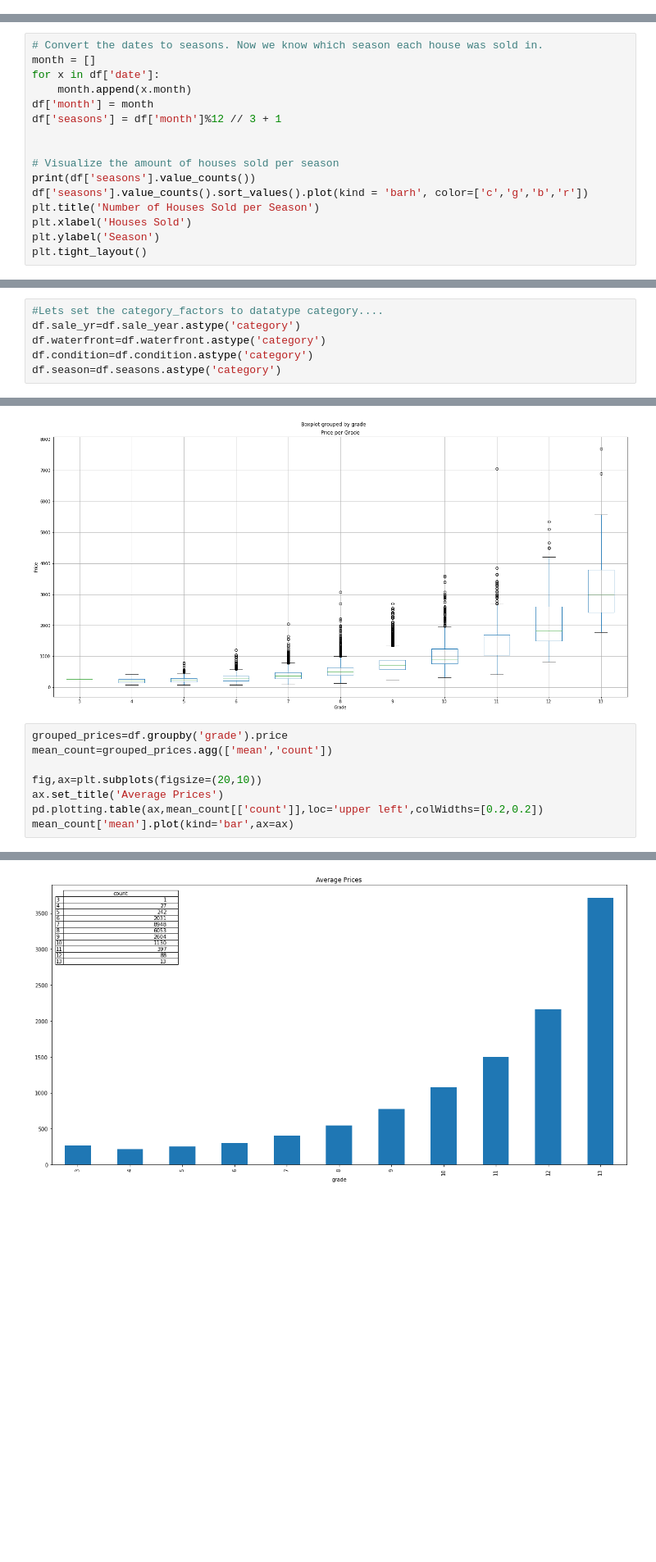
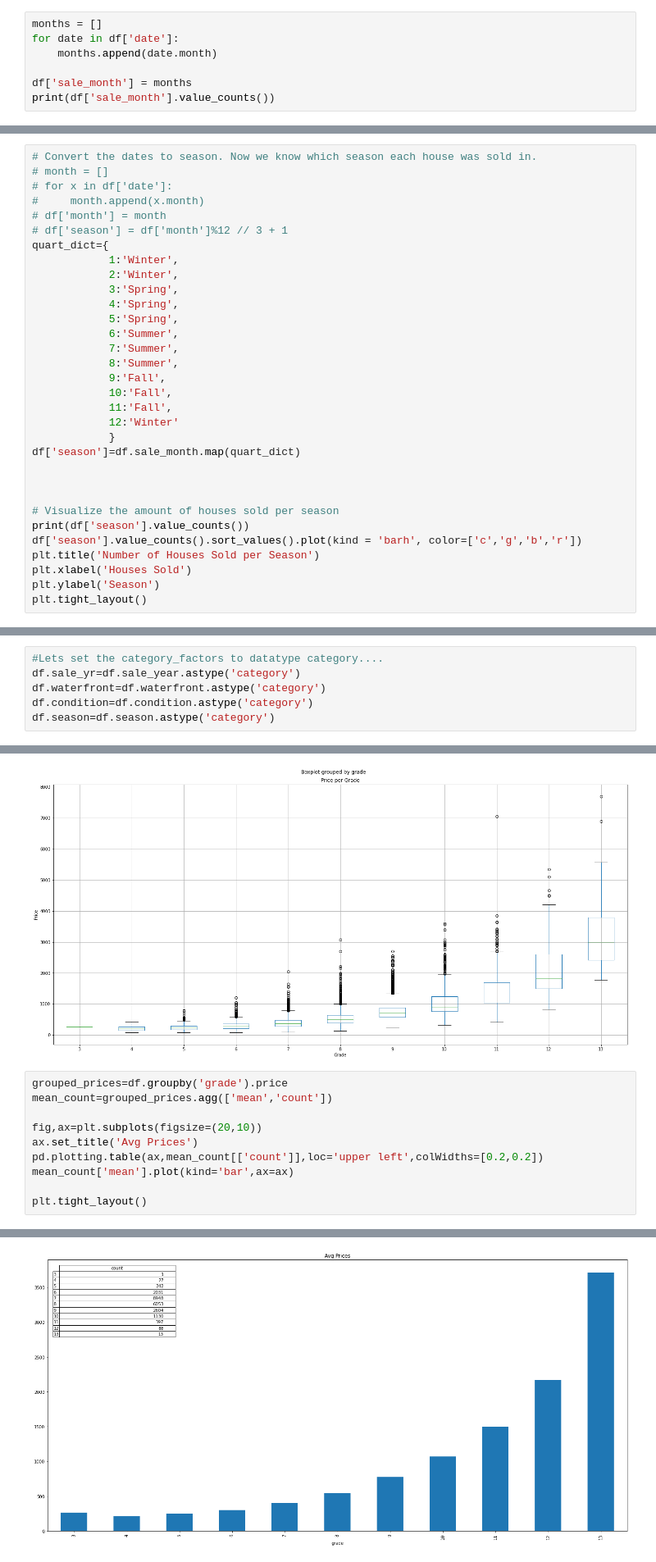
Before and after one commit to CamLadd/Housing_analysis_project, a Jupyter notebook: Data_cleaning.ipynb, the cells around one changed output, grey strips where cells are left out. Shown at 82% size. Drawn from its saved outputs; the diff is of its cells as text; blank space fills up the shorter version.

Commit message:
Way more visualizations

```diff
--- a/Data_cleaning.ipynb
+++ b/Data_cleaning.ipynb
@@ -166,3 +168,10 @@ print(df['sale_year'].value_counts())
 2014    14588
 2015     6946
 Name: sale_year, dtype: int64
+# %%
+months = []
+for date in df['date']:
+    months.append(date.month)
+
+df['sale_month'] = months
+print(df['sale_month'].value_counts())
@@ -190,17 +213,33 @@ Name: age, Length: 117, dtype: int64
 # They are all very expensive homes
 # All in the wealthy section of the county?
 # %%
-# Convert the dates to seasons. Now we know which season each house was sold in.
-month = []
-for x in df['date']:
-    month.append(x.month)
-df['month'] = month
-df['seasons'] = df['month']%12 // 3 + 1
+# Convert the dates to season. Now we know which season each house was sold in.
+# month = []
+# for x in df['date']:
+#     month.append(x.month)
+# df['month'] = month
+# df['season'] = df['month']%12 // 3 + 1
+quart_dict={
+            1:'Winter',
+            2:'Winter',
+            3:'Spring',
+            4:'Spring',
+            5:'Spring',
+            6:'Summer',
+            7:'Summer',
+            8:'Summer',
+            9:'Fall',
+            10:'Fall',
+            11:'Fall',
+            12:'Winter'
+            }
+df['season']=df.sale_month.map(quart_dict)
+
 
 
 # Visualize the amount of houses sold per season
-print(df['seasons'].value_counts())
-df['seasons'].value_counts().sort_values().plot(kind = 'barh', color=['c','g','b','r'])
+print(df['season'].value_counts())
+df['season'].value_counts().sort_values().plot(kind = 'barh', color=['c','g','b','r'])
 plt.title('Number of Houses Sold per Season')
 plt.xlabel('Houses Sold')
 plt.ylabel('Season')
@@ -395,4 +434,4 @@ df.head()
 df.sale_yr=df.sale_year.astype('category')
 df.waterfront=df.waterfront.astype('category')
 df.condition=df.condition.astype('category')
-df.season=df.seasons.astype('category')
+df.season=df.season.astype('category')
@@ -465,7 +512,9 @@ grouped_prices=df.groupby('grade').price
 mean_count=grouped_prices.agg(['mean','count'])
 
 fig,ax=plt.subplots(figsize=(20,10))
-ax.set_title('Average Prices')
+ax.set_title('Avg Prices')
 pd.plotting.table(ax,mean_count[['count']],loc='upper left',colWidths=[0.2,0.2])
 mean_count['mean'].plot(kind='bar',ax=ax)
+
+plt.tight_layout()
 # %% [output]
@@ -473 +521 @@ mean_count['mean'].plot(kind='bar',ax=ax)
-[figure, old version]
+[figure, new version]
```
Also changed, not shown: parts of 34 cells of this notebook.
